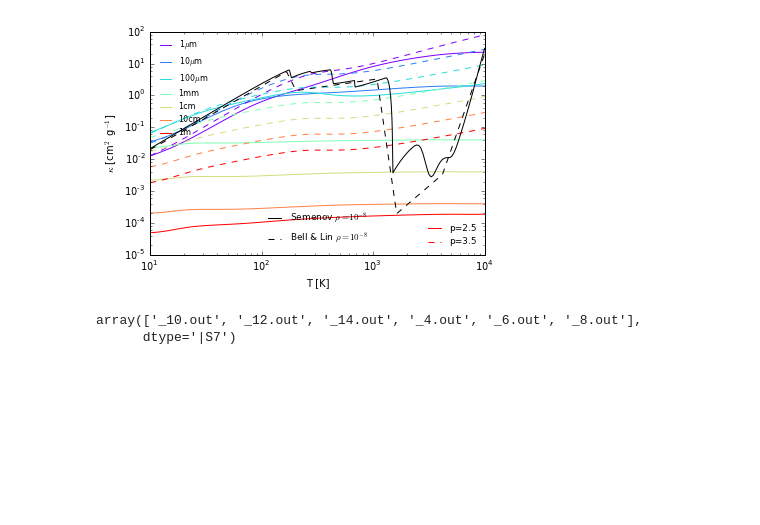
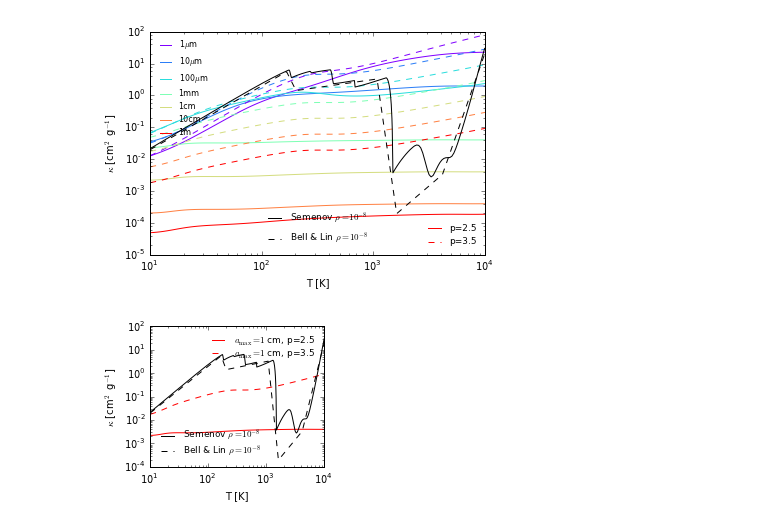
Before and after one commit to apiso/core_accretion, a Jupyter notebook: python/RadSGRealGas/opacity_grain_growth.ipynb, the cells around one changed output. Saved outputs shown, nothing was run; the diff lists cells and outputs as text; code cells hidden in the pictures; blank space fills up the shorter version.

```diff
--- a/python/RadSGRealGas/opacity_grain_growth.ipynb
+++ b/python/RadSGRealGas/opacity_grain_growth.ipynb
@@ -173,8 +174,41 @@ plt.ylabel(r'$\kappa$ [cm$^2$ g$^{-1}$]')
 # %% [output]
 <matplotlib.text.Text at 0x...>
 [figure]
-# %%
-filelistS
-# %% [output]
-array(['_10.out', '_12.out', '_14.out', '_4.out', '_6.out', '_8.out'],
-      dtype='|S7')
+# %%
+filename = 'kappa_grain_growth_SBL_paper.pdf'
+
+plt.figure(figsize = (3.5, 3.5 * 0.8))
+
+rnb = np.linspace(0, 255, 7)
+j = 0
+
+#for i in ([12, 4, 0, 10, 6, 2, 8]):
+#    p25, = plt.loglog(T, arr[i], c = cm.rainbow(numpy.int(rnb[j])))
+#    j = j + 1
+
+
+#j = 0
+
+plt.loglog(T, arr[6], '-r')
+plt.loglog(T, arr[7], '--r')
+
+#l1 = plt.legend((r'1$\mu$m', r'10$\mu$m', r'100$\mu$m', '1mm', '1cm', '10cm', '1m'), loc = 2, prop = {'size':8}, frameon = False)
+
+#for i in ([13, 5, 1, 11, 7, 3, 9]):
+#    p35, = plt.loglog(T, arr[i], '--', c = cm.rainbow(numpy.int(rnb[j])))
+#    j = j + 1
+
+pS, = plt.loglog(TS, arrS[5], color = 'black')
+pBL, = plt.loglog(TS, kBL[5], '--', color = 'black')
+
+l2 = plt.legend([p25, p35], [r'$a_{\rm max}=1$ cm, p=2.5', r'$a_{\rm max}=1$ cm, p=3.5'], loc = 1, labelspacing = -0.17, prop = {'size':9}, frameon = False)
+plt.legend([pS, pBL], [r'Semenov $\rho=10^{-8}$', r'Bell & Lin $\rho=10^{-8}$'], loc = 3, labelspacing = -0.1, prop = {'size':9}, frameon = False)
+#gca().add_artist(l1)
+gca().add_artist(l2)
+plt.xlabel('T [K]')
+plt.ylabel(r'$\kappa$ [cm$^2$ g$^{-1}$]')
+plt.tight_layout()
+
+plt.savefig(userpath + '/figs/ModelAtmospheres/RadSelfGravRealEOS/Opacity/' + filename)
+# %% [output]
+[figure, added]
```
Also changed, not shown: parts of 1 cell of this notebook, 14 other files.
